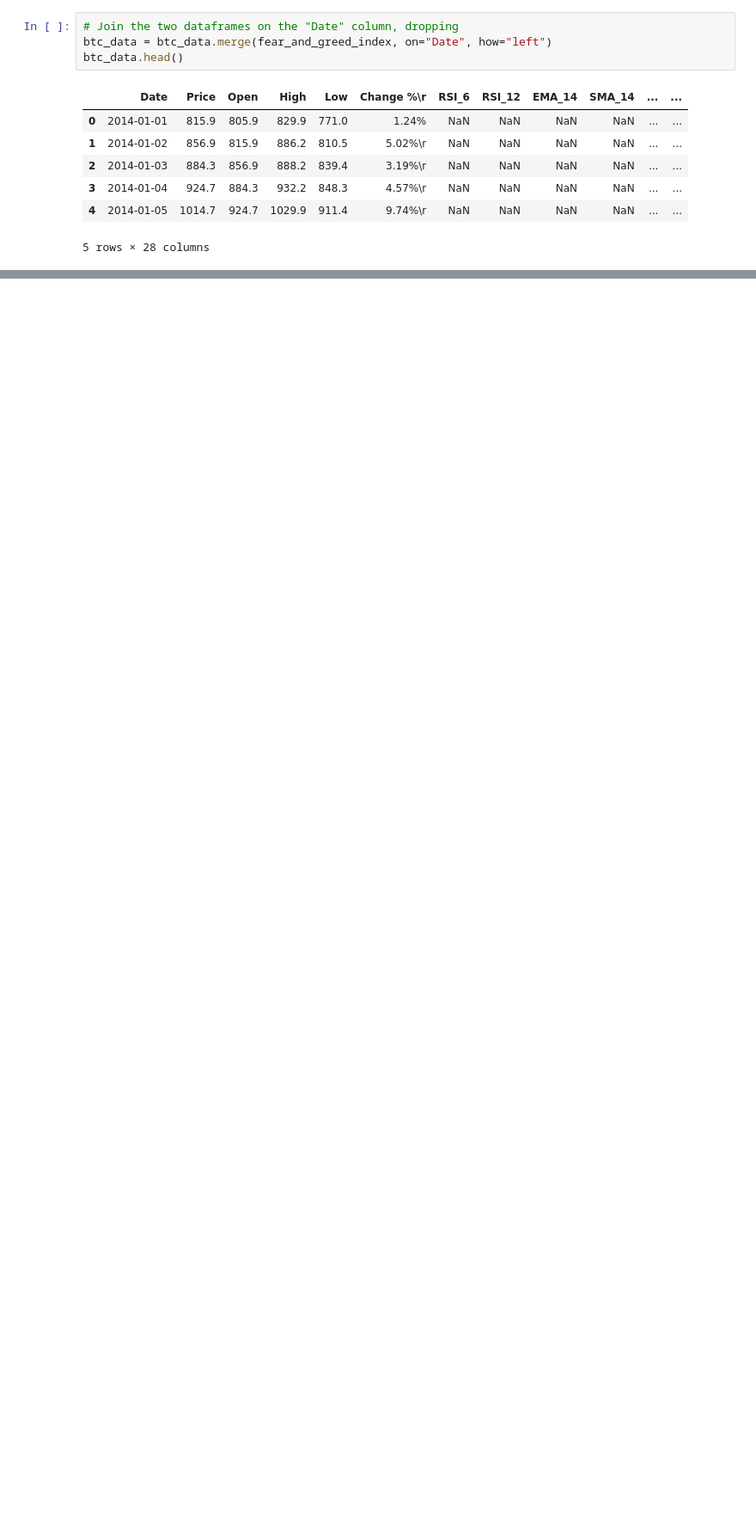
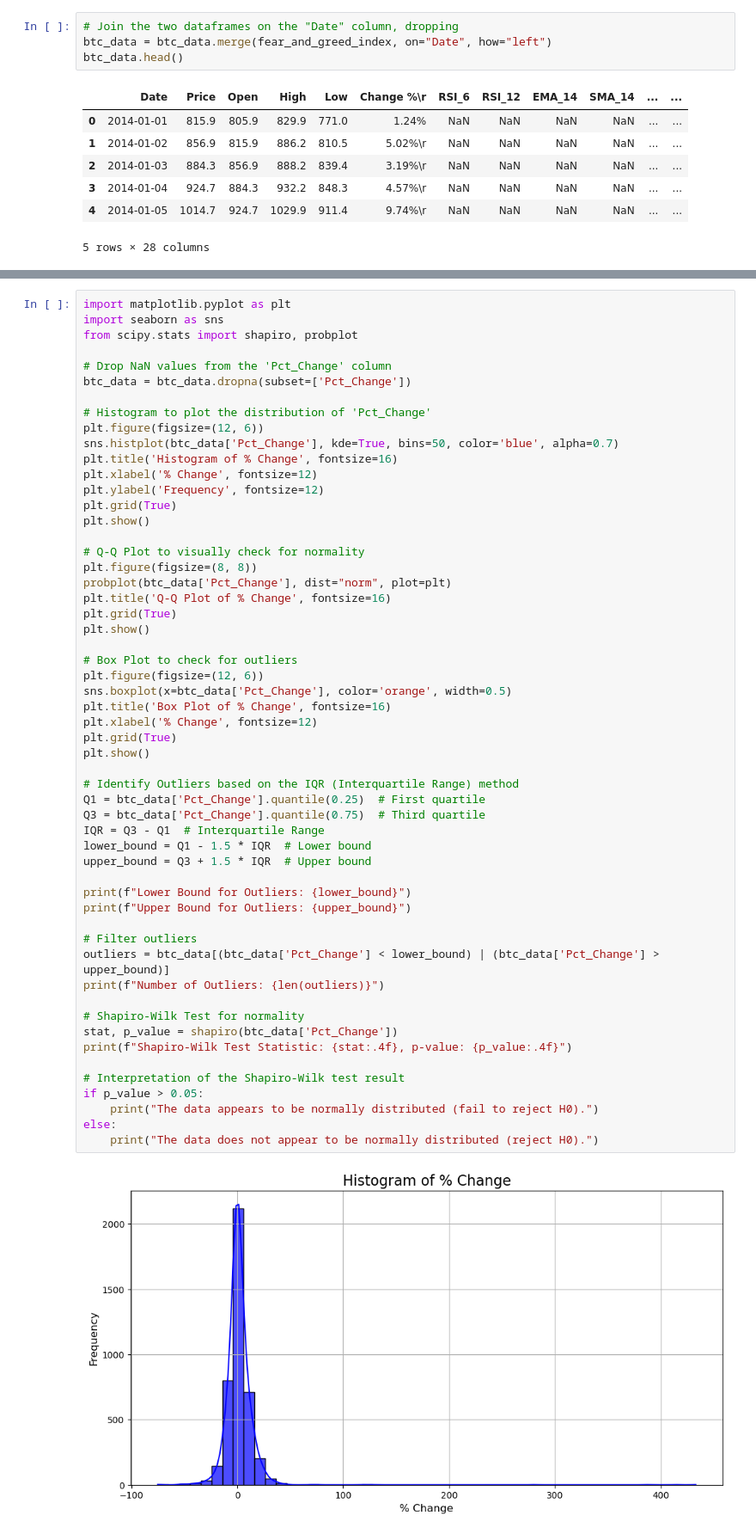
Before and after one commit to Rex-Chan99/Bitcoin_prediction, a Jupyter notebook: Master_dataset.ipynb, the cells around one changed output, grey strips where cells are left out. Shown at 86% size. Cells and saved outputs as stored; diff of their text form; blank space fills up the shorter version.

```diff
--- a/Master_dataset.ipynb
+++ b/Master_dataset.ipynb
@@ -393,0 +433,57 @@ btc_data.describe().T
+# %%
+import matplotlib.pyplot as plt
+import seaborn as sns
+from scipy.stats import shapiro, probplot
+
+# Drop NaN values from the 'Pct_Change' column
+btc_data = btc_data.dropna(subset=['Pct_Change'])
+
+# Histogram to plot the distribution of 'Pct_Change'
+plt.figure(figsize=(12, 6))
+sns.histplot(btc_data['Pct_Change'], kde=True, bins=50, color='blue', alpha=0.7)
+plt.title('Histogram of % Change', fontsize=16)
+plt.xlabel('% Change', fontsize=12)
+plt.ylabel('Frequency', fontsize=12)
+plt.grid(True)
+plt.show()
+
+# Q-Q Plot to visually check for normality
+plt.figure(figsize=(8, 8))
+probplot(btc_data['Pct_Change'], dist="norm", plot=plt)
+plt.title('Q-Q Plot of % Change', fontsize=16)
+plt.grid(True)
+plt.show()
+
+# Box Plot to check for outliers
+plt.figure(figsize=(12, 6))
+sns.boxplot(x=btc_data['Pct_Change'], color='orange', width=0.5)
+plt.title('Box Plot of % Change', fontsize=16)
+plt.xlabel('% Change', fontsize=12)
+plt.grid(True)
+plt.show()
+
+# Identify Outliers based on the IQR (Interquartile Range) method
+Q1 = btc_data['Pct_Change'].quantile(0.25)  # First quartile
+Q3 = btc_data['Pct_Change'].quantile(0.75)  # Third quartile
+IQR = Q3 - Q1  # Interquartile Range
+lower_bound = Q1 - 1.5 * IQR  # Lower bound
+upper_bound = Q3 + 1.5 * IQR  # Upper bound
+
+print(f"Lower Bound for Outliers: {lower_bound}")
+print(f"Upper Bound for Outliers: {upper_bound}")
+
+# Filter outliers
+outliers = btc_data[(btc_data['Pct_Change'] < lower_bound) | (btc_data['Pct_Change'] > upper_bound)]
+print(f"Number of Outliers: {len(outliers)}")
+
+# Shapiro-Wilk Test for normality
+stat, p_value = shapiro(btc_data['Pct_Change'])
+print(f"Shapiro-Wilk Test Statistic: {stat:.4f}, p-value: {p_value:.4f}")
+
+# Interpretation of the Shapiro-Wilk test result
+if p_value > 0.05:
+    print("The data appears to be normally distributed (fail to reject H0).")
+else:
+    print("The data does not appear to be normally distributed (reject H0).")
+# %% [output]
+[figure, added]
```
Also changed, not shown: parts of 16 cells of this notebook.
